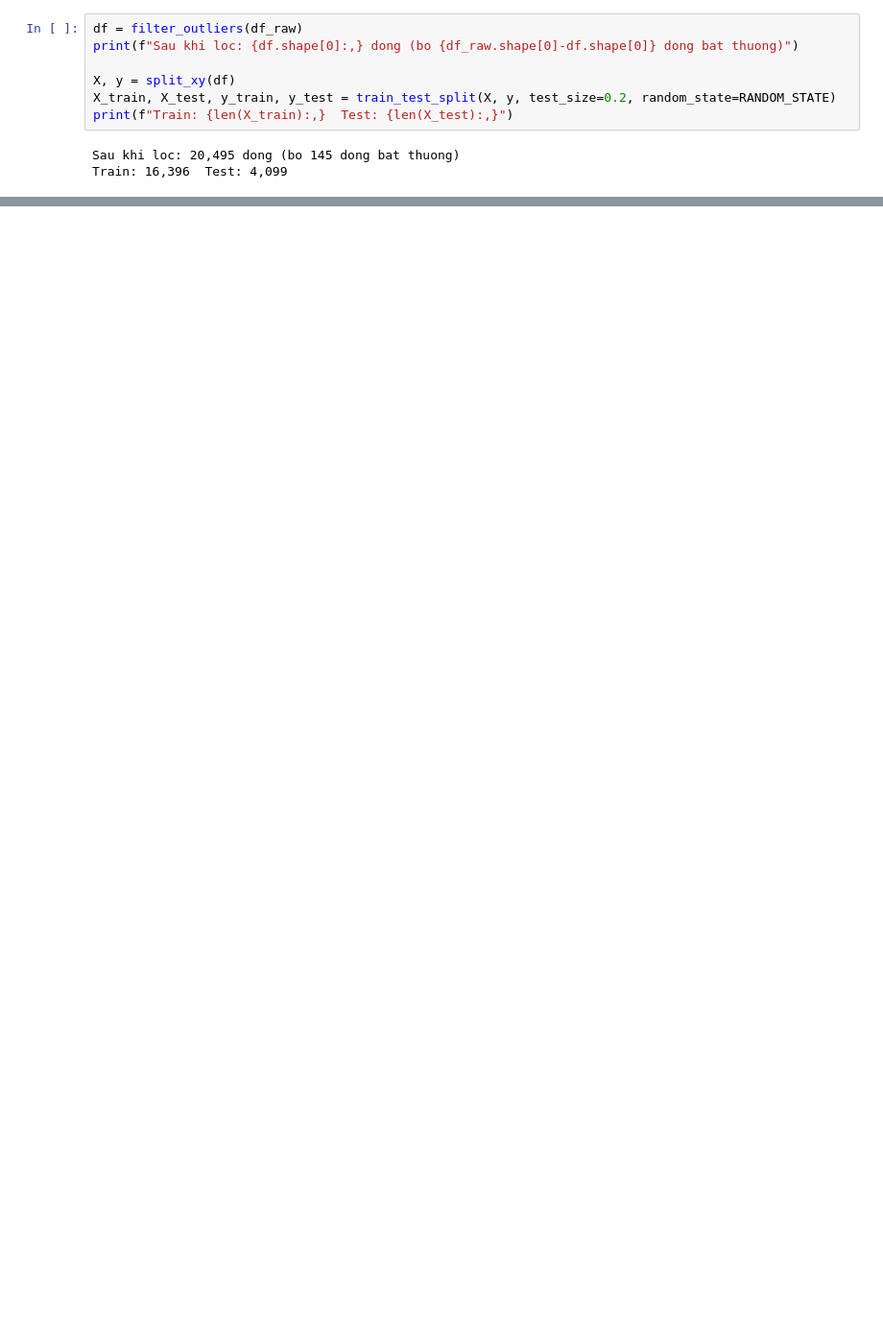
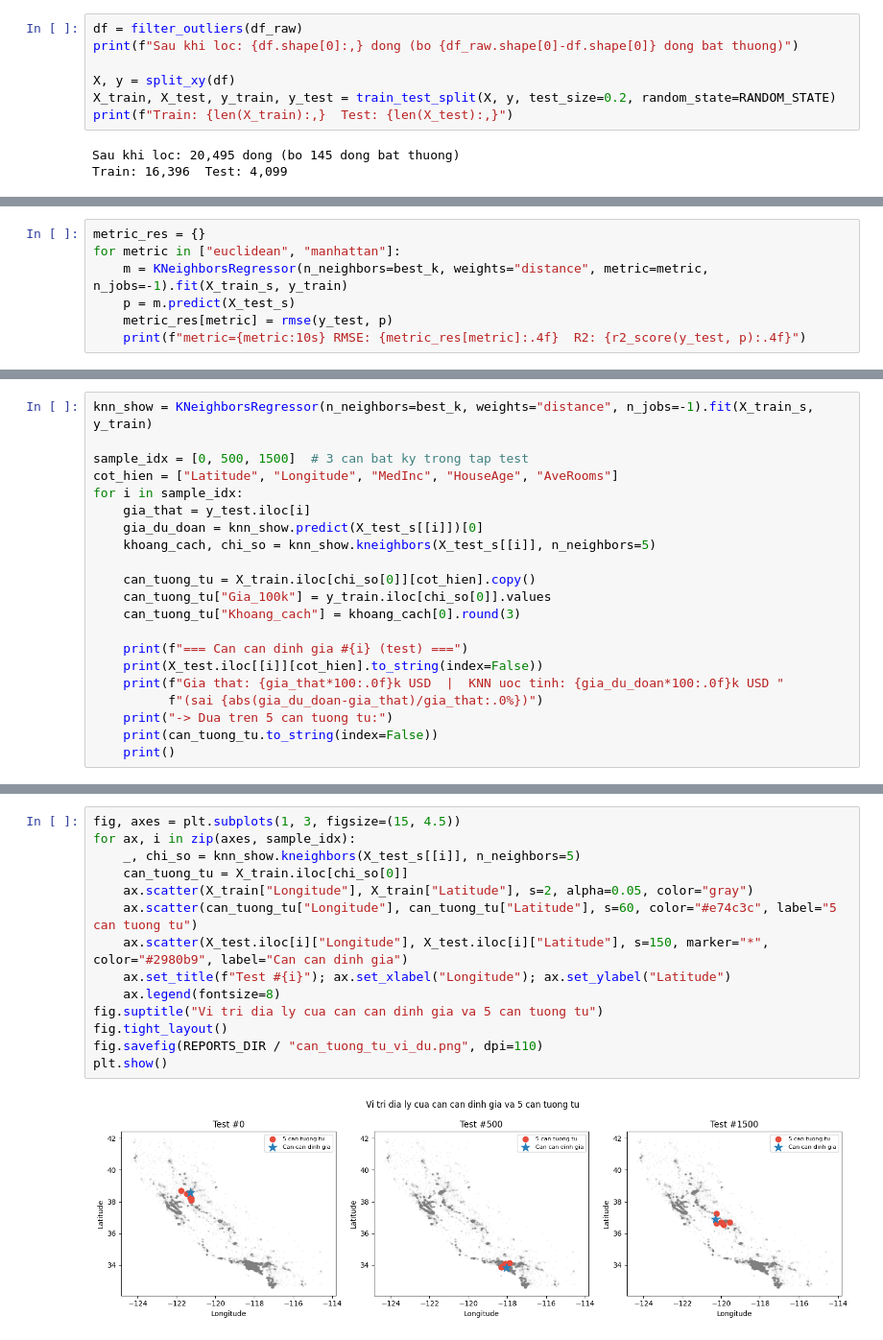
Before and after one commit to linhsand/CatLinh_lab_Machinelearning, a Jupyter notebook: 01-Hoc-May/02-Hoi-quy/TT-21-KNN-Regressor/notebooks/knn_regressor_housing.ipynb, the cells around one changed output, grey strips where cells are left out. Shown at 96% size. Cells and saved outputs as stored; diff of their text form; blank space fills up the shorter version.

```diff
--- a/01-Hoc-May/02-Hoi-quy/TT-21-KNN-Regressor/notebooks/knn_regressor_housing.ipynb
+++ b/01-Hoc-May/02-Hoi-quy/TT-21-KNN-Regressor/notebooks/knn_regressor_housing.ipynb
@@ -545,0 +354,7 @@ trung dau vao cho XGBoost.
+# %%
+metric_res = {}
+for metric in ["euclidean", "manhattan"]:
+    m = KNeighborsRegressor(n_neighbors=best_k, weights="distance", metric=metric, n_jobs=-1).fit(X_train_s, y_train)
+    p = m.predict(X_test_s)
+    metric_res[metric] = rmse(y_test, p)
+    print(f"metric={metric:10s} RMSE: {metric_res[metric]:.4f}  R2: {r2_score(y_test, p):.4f}")
@@ -545,0 +480,21 @@ trung dau vao cho XGBoost.
+# %%
+knn_show = KNeighborsRegressor(n_neighbors=best_k, weights="distance", n_jobs=-1).fit(X_train_s, y_train)
+
+sample_idx = [0, 500, 1500]  # 3 can bat ky trong tap test
+cot_hien = ["Latitude", "Longitude", "MedInc", "HouseAge", "AveRooms"]
+for i in sample_idx:
+    gia_that = y_test.iloc[i]
+    gia_du_doan = knn_show.predict(X_test_s[[i]])[0]
+    khoang_cach, chi_so = knn_show.kneighbors(X_test_s[[i]], n_neighbors=5)
+
+    can_tuong_tu = X_train.iloc[chi_so[0]][cot_hien].copy()
+    can_tuong_tu["Gia_100k"] = y_train.iloc[chi_so[0]].values
+    can_tuong_tu["Khoang_cach"] = khoang_cach[0].round(3)
+
+    print(f"=== Can can dinh gia #{i} (test) ===")
+    print(X_test.iloc[[i]][cot_hien].to_string(index=False))
+    print(f"Gia that: {gia_that*100:.0f}k USD  |  KNN uoc tinh: {gia_du_doan*100:.0f}k USD "
+          f"(sai {abs(gia_du_doan-gia_that)/gia_that:.0%})")
+    print("-> Dua tren 5 can tuong tu:")
+    print(can_tuong_tu.to_string(index=False))
+    print()
@@ -545,0 +519,16 @@ trung dau vao cho XGBoost.
+# %%
+fig, axes = plt.subplots(1, 3, figsize=(15, 4.5))
+for ax, i in zip(axes, sample_idx):
+    _, chi_so = knn_show.kneighbors(X_test_s[[i]], n_neighbors=5)
+    can_tuong_tu = X_train.iloc[chi_so[0]]
+    ax.scatter(X_train["Longitude"], X_train["Latitude"], s=2, alpha=0.05, color="gray")
+    ax.scatter(can_tuong_tu["Longitude"], can_tuong_tu["Latitude"], s=60, color="#e74c3c", label="5 can tuong tu")
+    ax.scatter(X_test.iloc[i]["Longitude"], X_test.iloc[i]["Latitude"], s=150, marker="*", color="#2980b9", label="Can can dinh gia")
+    ax.set_title(f"Test #{i}"); ax.set_xlabel("Longitude"); ax.set_ylabel("Latitude")
+    ax.legend(fontsize=8)
+fig.suptitle("Vi tri dia ly cua can can dinh gia va 5 can tuong tu")
+fig.tight_layout()
+fig.savefig(REPORTS_DIR / "can_tuong_tu_vi_du.png", dpi=110)
+plt.show()
+# %% [output]
+[figure, added]
```
Also changed, not shown: parts of 77 cells of this notebook, 16 other files.
